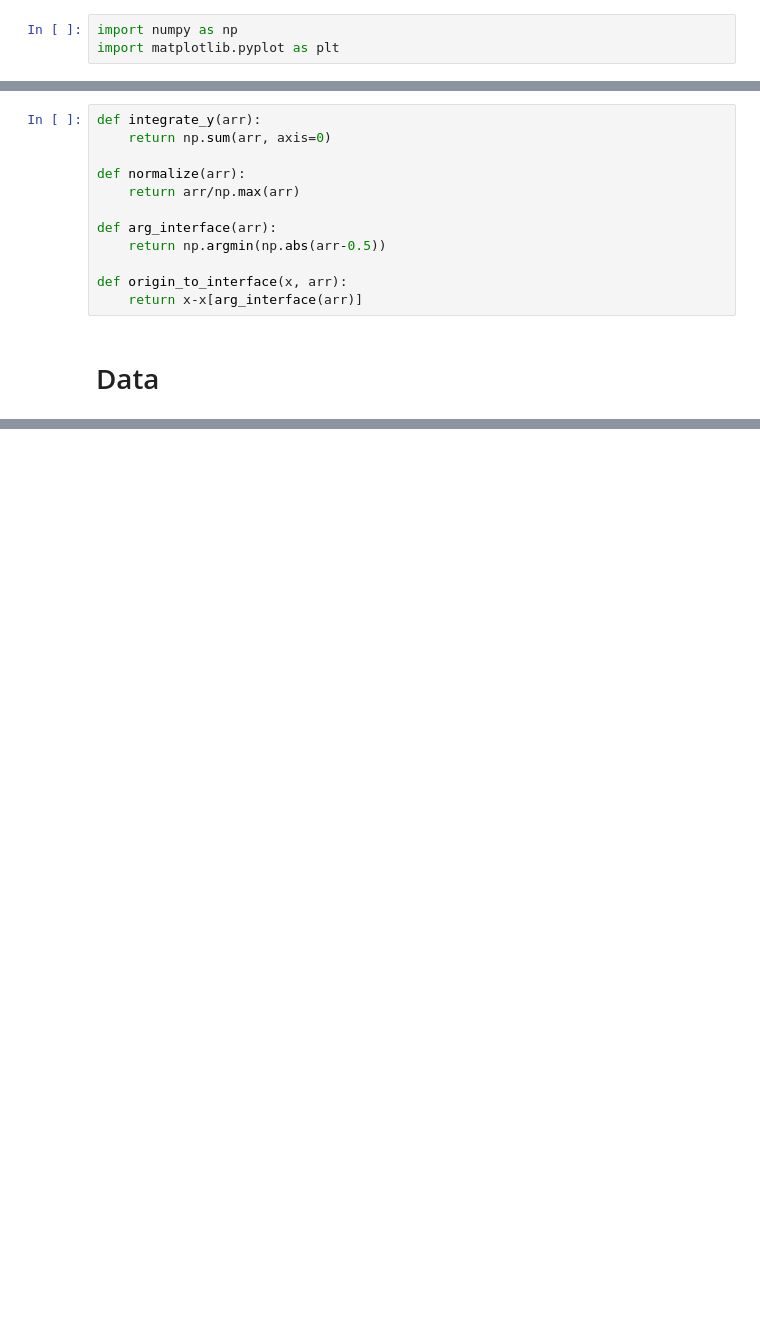
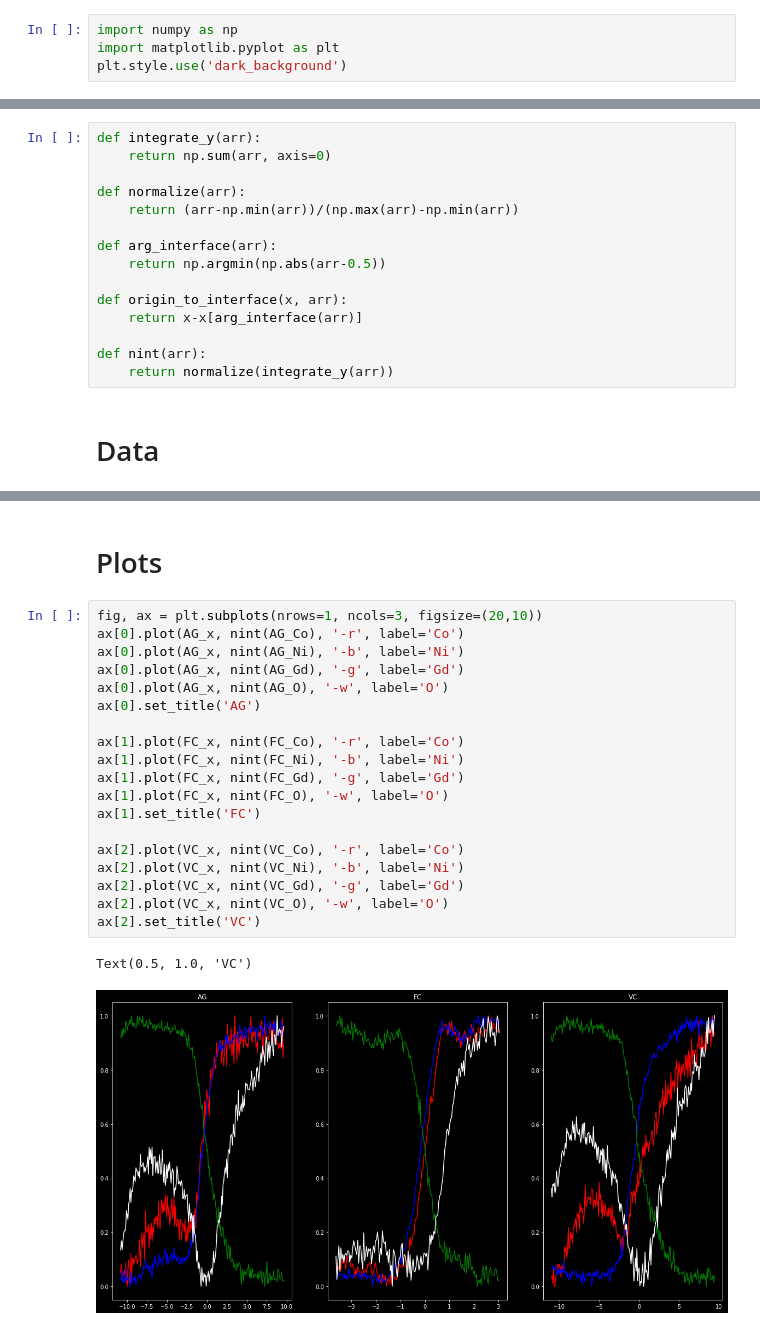
Before and after one commit to peytondmurray/NiCoO, a Jupyter notebook: Workspace/EELS_v2.ipynb, the cells around one changed output, grey strips where cells are left out. Cells and saved outputs as stored; diff of their text form; blank space fills up the shorter version.

```diff
--- a/Workspace/EELS_v2.ipynb
+++ b/Workspace/EELS_v2.ipynb
@@ -3,6 +3,7 @@ The first round of EELS images were garbage that Junwei sent over. This is the s
 # %%
 import numpy as np
 import matplotlib.pyplot as plt
+plt.style.use('dark_background')
 # %% [markdown]
 # Methods
 # %%
@@ -10,13 +11,16 @@ def integrate_y(arr):
     return np.sum(arr, axis=0)
 
 def normalize(arr):
-    return arr/np.max(arr)
+    return (arr-np.min(arr))/(np.max(arr)-np.min(arr))
 
 def arg_interface(arr):
     return np.argmin(np.abs(arr-0.5))
 
 def origin_to_interface(x, arr):
     return x-x[arg_interface(arr)]
+
+def nint(arr):
+    return normalize(integrate_y(arr))
 # %% [markdown]
 # Data
 # %%
@@ -47,0 +52,24 @@ VC_x = origin_to_interface(np.linspace(0, VC_size_x, VC_O.shape[0]), VC_O)
+# %% [markdown]
+# Plots
+# %%
+fig, ax = plt.subplots(nrows=1, ncols=3, figsize=(20,10))
+ax[0].plot(AG_x, nint(AG_Co), '-r', label='Co')
+ax[0].plot(AG_x, nint(AG_Ni), '-b', label='Ni')
+ax[0].plot(AG_x, nint(AG_Gd), '-g', label='Gd')
+ax[0].plot(AG_x, nint(AG_O), '-w', label='O')
+ax[0].set_title('AG')
+
+ax[1].plot(FC_x, nint(FC_Co), '-r', label='Co')
+ax[1].plot(FC_x, nint(FC_Ni), '-b', label='Ni')
+ax[1].plot(FC_x, nint(FC_Gd), '-g', label='Gd')
+ax[1].plot(FC_x, nint(FC_O), '-w', label='O')
+ax[1].set_title('FC')
+
+ax[2].plot(VC_x, nint(VC_Co), '-r', label='Co')
+ax[2].plot(VC_x, nint(VC_Ni), '-b', label='Ni')
+ax[2].plot(VC_x, nint(VC_Gd), '-g', label='Gd')
+ax[2].plot(VC_x, nint(VC_O), '-w', label='O')
+ax[2].set_title('VC')
+# %% [output]
+Text(0.5, 1.0, 'VC')
+[figure, added]
```
Also changed, not shown: parts of 1 cell of this notebook, 2 other files.
